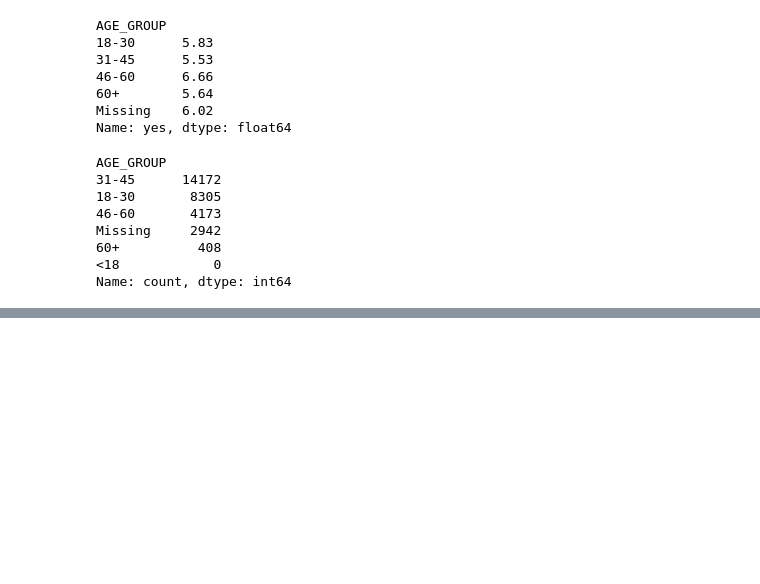
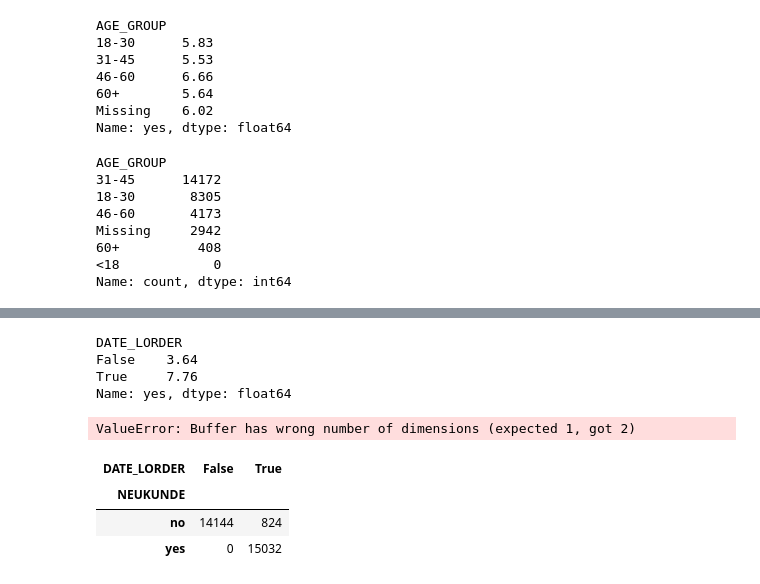
Before and after one commit to IdayatSanni/order-risk-scoring-model, a Jupyter notebook: churn_prediction.ipynb, the cells around one changed output, grey strips where cells are left out. Saved outputs shown, nothing was run; the diff lists cells and outputs as text; code cells hidden in the pictures; blank space fills up the shorter version.

```diff
--- a/churn_prediction.ipynb
+++ b/churn_prediction.ipynb
@@ -255,0 +614,25 @@ df2 = df.drop("B_BIRTHDATE", axis = 1)
+# %%
+missing_risk(df2, "DATE_LORDER")
+# %% [output]
+DATE_LORDER
+False    3.64
+True     7.76
+Name: yes, dtype: float64
+# %%
+cross_count(
+    df2,
+    "NEUKUNDE",
+    df2["DATE_LORDER"].isna()
+)
+# %% [output]
+ValueError: Buffer has wrong number of dimensions (expected 1, got 2)
+# %%
+pd.crosstab(
+    df2["NEUKUNDE"],
+    df2["DATE_LORDER"].isna()
+)
+# %% [output]
+| DATE_LORDER | False | True |
+| NEUKUNDE |  |  |
+| no | 14144 | 824 |
+| yes | 0 | 15032 |
```
Also changed, not shown: parts of 50 cells of this notebook, 1 other file.
